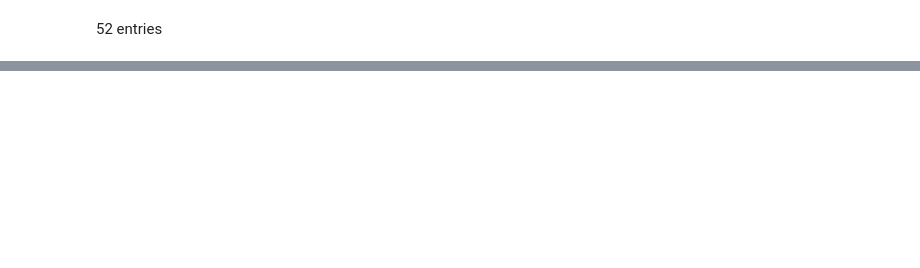
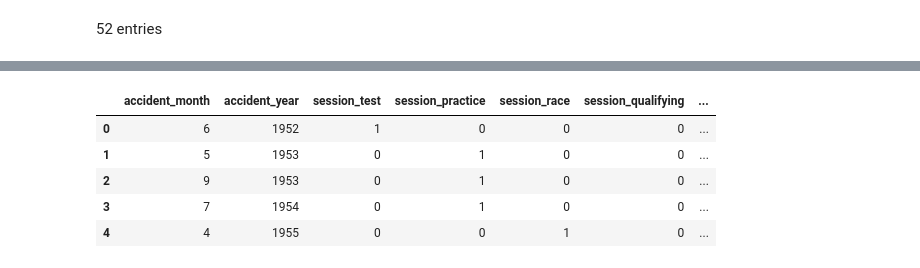
Before and after one commit to catstacks/TDADSBootcamp, a Jupyter notebook: f1crashes.ipynb, the cells around one changed output, grey strips where cells are left out. Drawn from its saved outputs; the diff is of its cells as text; code cells hidden in the pictures; blank space fills up the shorter version.

```diff
--- a/f1crashes.ipynb
+++ b/f1crashes.ipynb
@@ -46,0 +138,9 @@ crash_df
+# %%
+crash_encoded.head()
+# %% [output]
+|  | accident_month | accident_year | session_test | session_practice | session_race | session_qualifying | ... |
+| 0 | 6 | 1952 | 1 | 0 | 0 | 0 | ... |
+| 1 | 5 | 1953 | 0 | 1 | 0 | 0 | ... |
+| 2 | 9 | 1953 | 0 | 1 | 0 | 0 | ... |
+| 3 | 7 | 1954 | 0 | 1 | 0 | 0 | ... |
+| 4 | 4 | 1955 | 0 | 0 | 1 | 0 | ... |
```
Also changed, not shown: parts of 8 cells of this notebook.
